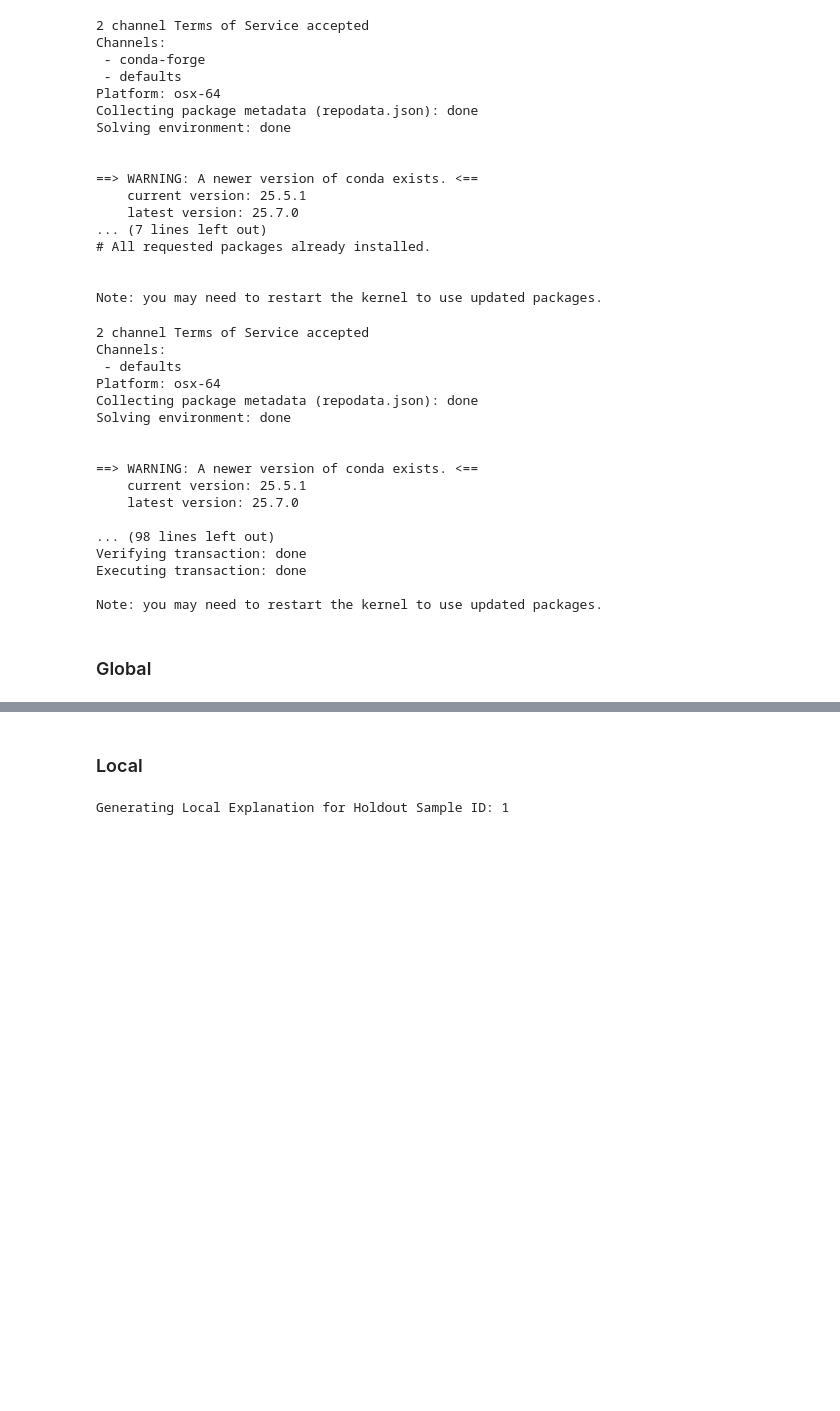
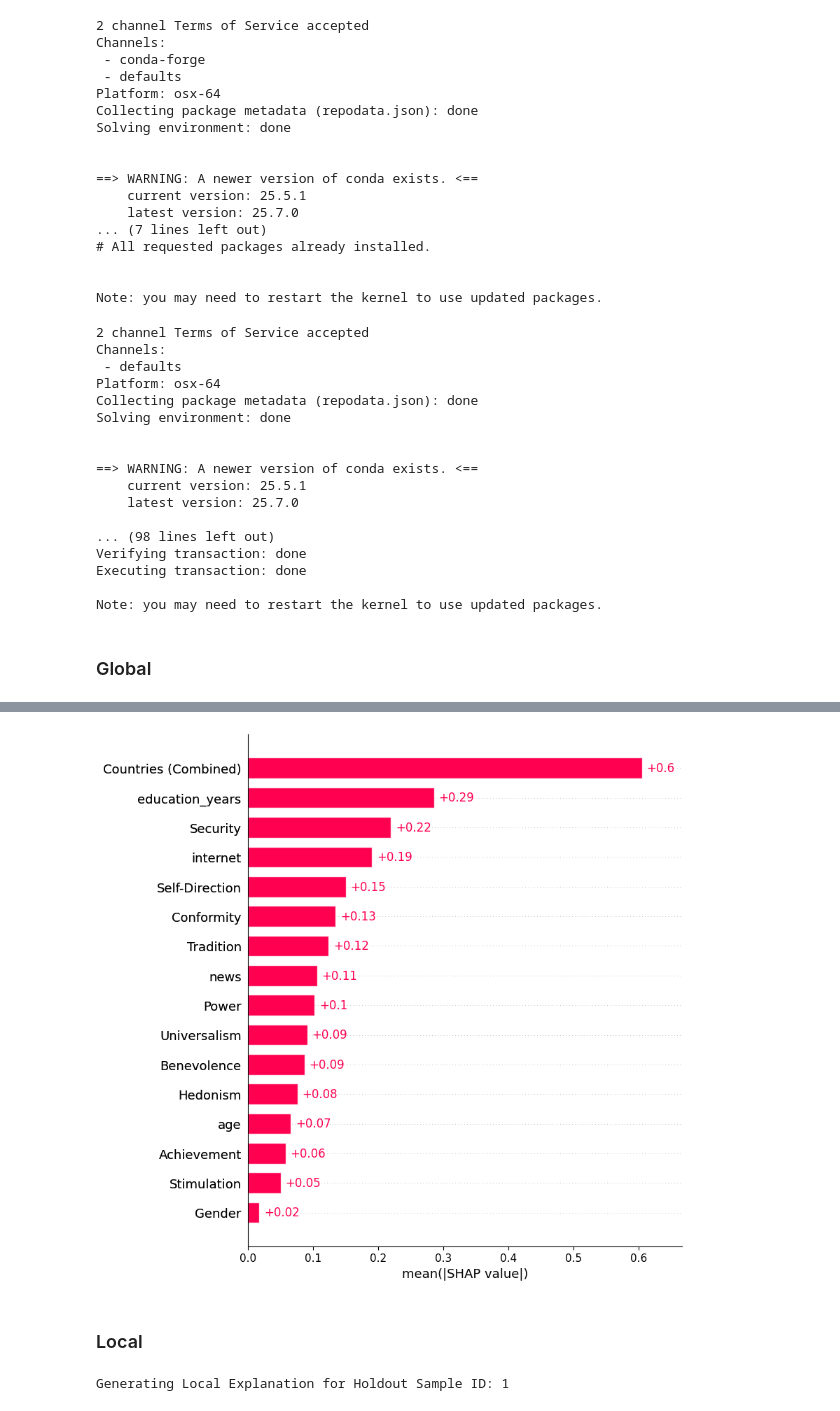
Before and after one commit to kchua675/Thesis, a Jupyter notebook: Thesis.ipynb, the cells around one changed output, grey strips where cells are left out. Cells and saved outputs as stored; diff of their text form; code cells hidden in the pictures; blank space fills up the shorter version.

```diff
--- a/Thesis.ipynb
+++ b/Thesis.ipynb
@@ -1470,0 +1470,86 @@ Generating Global Feature Importance...
+# %%
+import pandas as pd
+import numpy as np
+import shap
+import matplotlib.pyplot as plt
+
+# -----------------------------
+# 1. INITIALIZE & COMPUTE SHAP
+# -----------------------------
+# TreeExplainer is optimized for CatBoost
+explainer = shap.TreeExplainer(final_pipeline.named_steps['model'])
+
+# Preprocess holdout data to match model input
+X_holdout_preprocessed = final_pipeline.named_steps['preprocessor'].transform(X_holdout)
+
+# Reconstruct feature names from the pipeline
+ohe = final_pipeline.named_steps['preprocessor'].named_transformers_['cat']
+cat_feature_names = ohe.get_feature_names_out(categorical_cols).tolist()
+all_feature_names = numerical_cols + cat_feature_names
+
+X_holdout_df = pd.DataFrame(X_holdout_preprocessed, columns=all_feature_names)
+
+# Compute SHAP values
+shap_values = explainer(X_holdout_df)
+
+# Select positive class (Boycott) if output is multi-dimensional
+if len(shap_values.shape) == 3:
+    shap_values = shap_values[..., 1]
+
+# -----------------------------
+# 2. AGGREGATION LOGIC
+# -----------------------------
+# Define Schwartz Value Mappings
+value_mapping = {
+    'Self-Direction': ['ipcrtiva', 'impfreea'],
+    'Stimulation':    ['impdiffa', 'iplylfra'],
+    'Hedonism':       ['ipgdtima', 'impfuna'],
+    'Achievement':    ['ipshabta', 'ipadvnta'],
+    'Power':          ['impricha', 'ipsucesa', 'iprspota'],
+    'Security':       ['impsafea', 'impenva'],
+    'Conformity':     ['ipfrulea'],
+    'Tradition':      ['ipudrsta', 'ipmodsta', 'imptrada'],
+    'Benevolence':    ['ipstrgva', 'ipbhprpa'],
+    'Universalism':   ['ipeqopta', 'iphlppla']
+}
+
+# Convert SHAP values to DataFrame for manipulation
+shap_df = pd.DataFrame(shap_values.values, columns=X_holdout_df.columns)
+aggregated_shap = shap_df.copy()
+
+# Aggregate Schwartz Values
+all_value_components = []
+for value_name, features in value_mapping.items():
+    existing = [f for f in features if f in shap_df.columns]
+    if existing:
+        aggregated_shap[value_name] = shap_df[existing].sum(axis=1)
+        all_value_components.extend(existing)
+
+# Aggregate Countries
+country_cols = [c for c in shap_df.columns if c.startswith('country_')]
+if country_cols:
+    aggregated_shap['Countries (Combined)'] = shap_df[country_cols].sum(axis=1)
+
+# Drop individual components used in aggregation
+cols_to_drop = list(set(all_value_components + country_cols))
+aggregated_shap = aggregated_shap.drop(columns=cols_to_drop)
+
+# Rename 'gender_2' to 'Gender' for thesis professional look
+if 'gender_2' in aggregated_shap.columns:
+    aggregated_shap = aggregated_shap.rename(columns={'gender_2': 'Gender'})
+
+# -----------------------------
+# 3. FINAL PLOT
+# -----------------------------
+# Create the new SHAP Explanation object
+final_shap_values = shap.Explanation(
+    values=aggregated_shap.values,
+    base_values=shap_values.base_values,
+    data=None,
+    feature_names=aggregated_shap.columns.tolist()
+)
+
+print("\nGenerating Global Aggregated Feature Importance...")
+# Setting max_display=20 to ensure specific demographic features are visible
+shap.plots.bar(final_shap_values, max_display=20)
+# %% [output]
@@ -1471,3 +1557,4 @@ Generating Global Feature Importance...
+[figure, added]
 # %% [markdown]
 ### Local
 # %%
```
Also changed, not shown: parts of 4 cells of this notebook.
